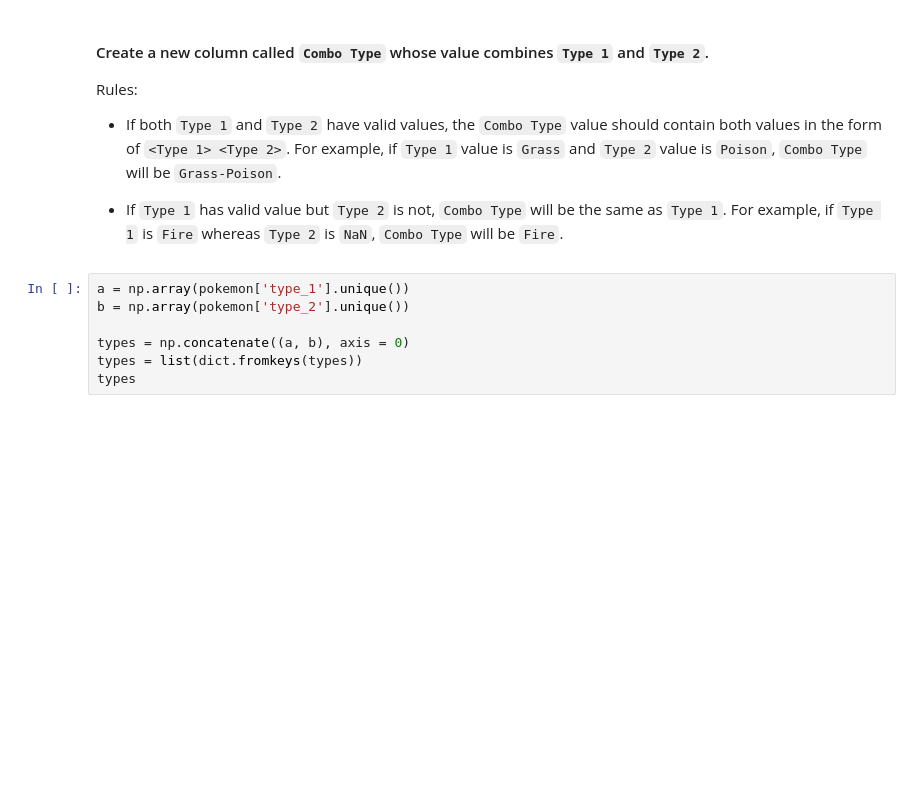
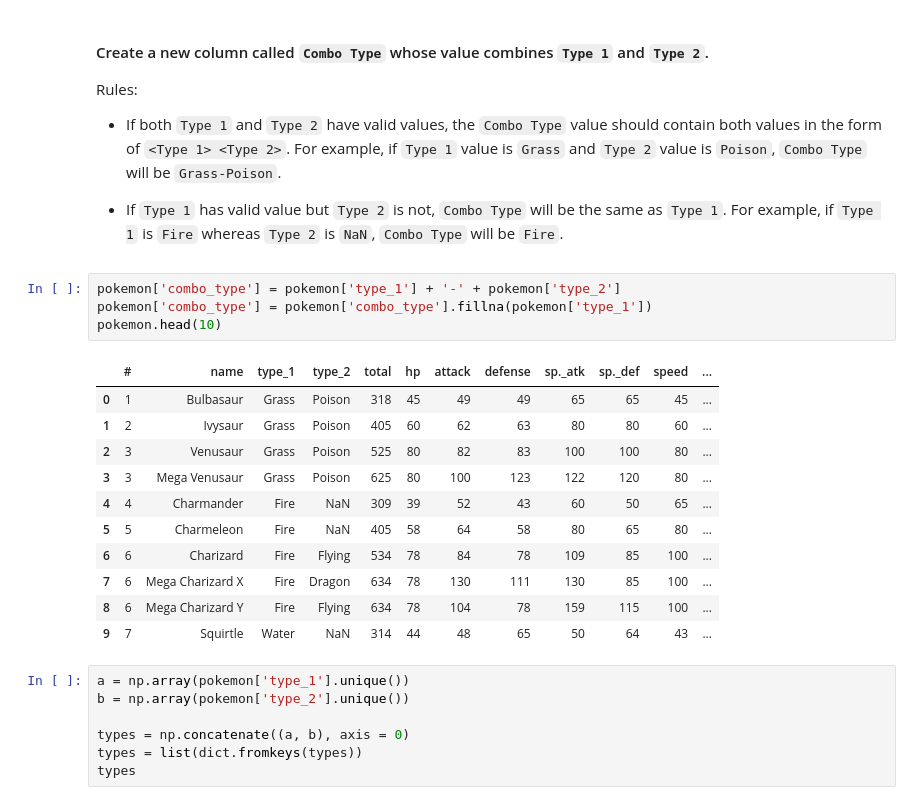
Before and after one commit to StarskyAndHutsch/lab-dataframe-calculations, a Jupyter notebook: your-code/challenge_1.ipynb, the cells around one changed output. Drawn from its saved outputs; the diff is of its cells as text; blank space fills up the shorter version.

```diff
--- a/your-code/challenge_1.ipynb
+++ b/your-code/challenge_1.ipynb
@@ -142,6 +144,22 @@ Rules:
 * If both `Type 1` and `Type 2` have valid values, the `Combo Type` value should contain both values in the form of `<Type 1> <Type 2>`. For example, if `Type 1` value is `Grass` and `Type 2` value is `Poison`, `Combo Type` will be `Grass-Poison`.
 
 * If `Type 1` has valid value but `Type 2` is not, `Combo Type` will be the same as `Type 1`. For example, if `Type 1` is `Fire` whereas `Type 2` is `NaN`, `Combo Type` will be `Fire`.
+# %%
+pokemon['combo_type'] = pokemon['type_1'] + '-' + pokemon['type_2']
+pokemon['combo_type'] = pokemon['combo_type'].fillna(pokemon['type_1'])
+pokemon.head(10)
+# %% [output]
+|  | # | name | type_1 | type_2 | total | hp | attack | defense | sp._atk | sp._def | speed | ... |
+| 0 | 1 | Bulbasaur | Grass | Poison | 318 | 45 | 49 | 49 | 65 | 65 | 45 | ... |
+| 1 | 2 | Ivysaur | Grass | Poison | 405 | 60 | 62 | 63 | 80 | 80 | 60 | ... |
+| 2 | 3 | Venusaur | Grass | Poison | 525 | 80 | 82 | 83 | 100 | 100 | 80 | ... |
+| 3 | 3 | Mega Venusaur | Grass | Poison | 625 | 80 | 100 | 123 | 122 | 120 | 80 | ... |
+| 4 | 4 | Charmander | Fire | NaN | 309 | 39 | 52 | 43 | 60 | 50 | 65 | ... |
+| 5 | 5 | Charmeleon | Fire | NaN | 405 | 58 | 64 | 58 | 80 | 65 | 80 | ... |
+| 6 | 6 | Charizard | Fire | Flying | 534 | 78 | 84 | 78 | 109 | 85 | 100 | ... |
+| 7 | 6 | Mega Charizard X | Fire | Dragon | 634 | 78 | 130 | 111 | 130 | 85 | 100 | ... |
+| 8 | 6 | Mega Charizard Y | Fire | Flying | 634 | 78 | 104 | 78 | 159 | 115 | 100 | ... |
+| 9 | 7 | Squirtle | Water | NaN | 314 | 44 | 48 | 65 | 50 | 64 | 43 | ... |
 # %%
 a = np.array(pokemon['type_1'].unique())
 b = np.array(pokemon['type_2'].unique())
```
Also changed, not shown: parts of 8 cells of this notebook, 2 other files.
